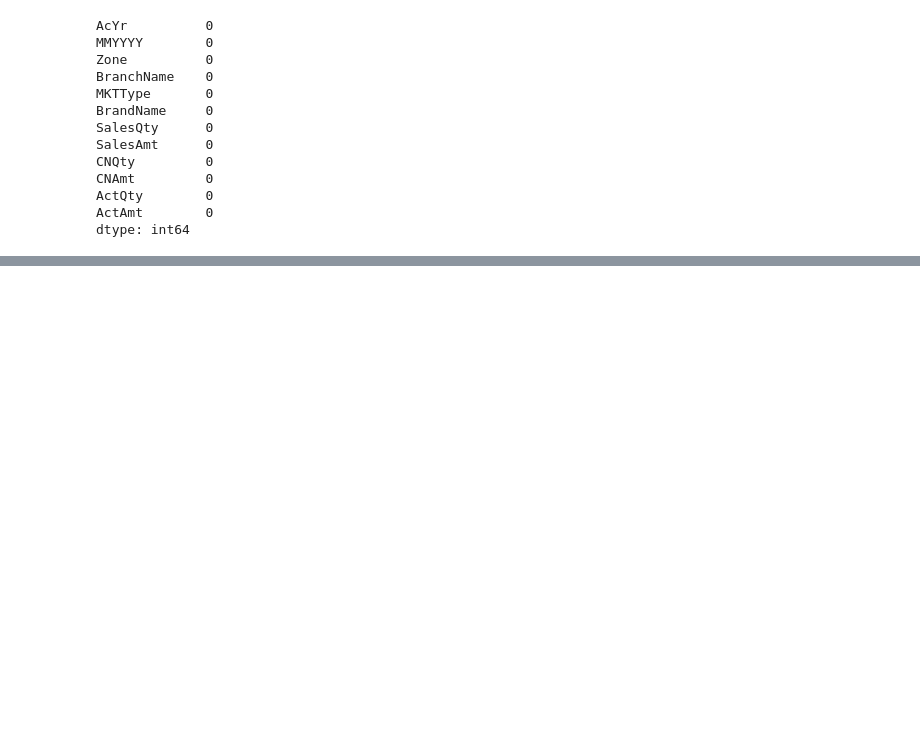
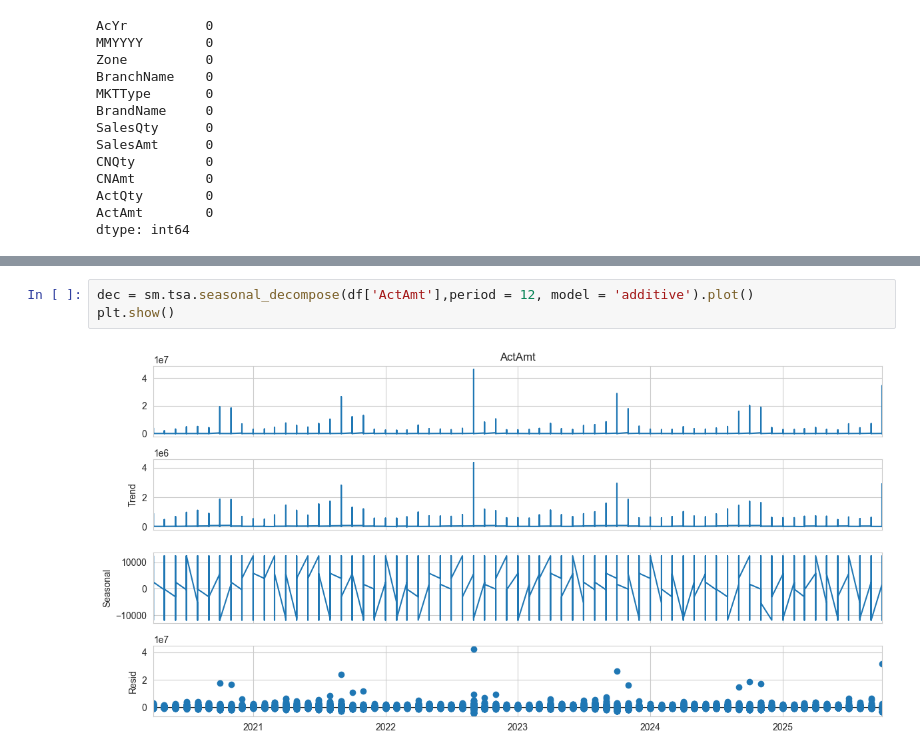
Before and after one commit to SaikatDash/Medicine-Sales-Analysis-Dashboard-with-Future-Business-Predictions, a Jupyter notebook: arima.ipynb, the cells around one changed output, grey strips where cells are left out. Drawn from its saved outputs; the diff is of its cells as text; blank space fills up the shorter version.

```diff
--- a/arima.ipynb
+++ b/arima.ipynb
@@ -353,0 +270,5 @@ plt.show()
+# %%
+dec = sm.tsa.seasonal_decompose(df['ActAmt'],period = 12, model = 'additive').plot()
+plt.show()
+# %% [output]
+[figure, added]
```
Also changed, not shown: parts of 41 cells of this notebook, 4 other files.
